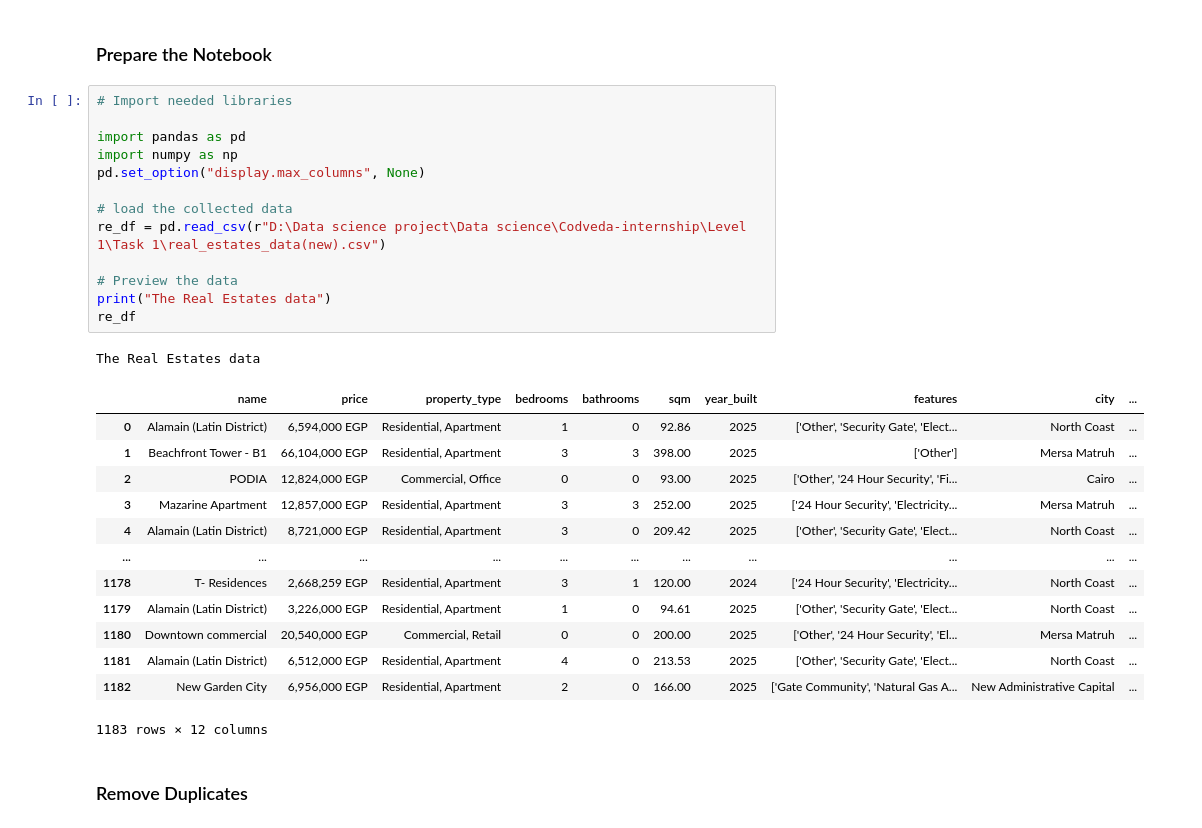
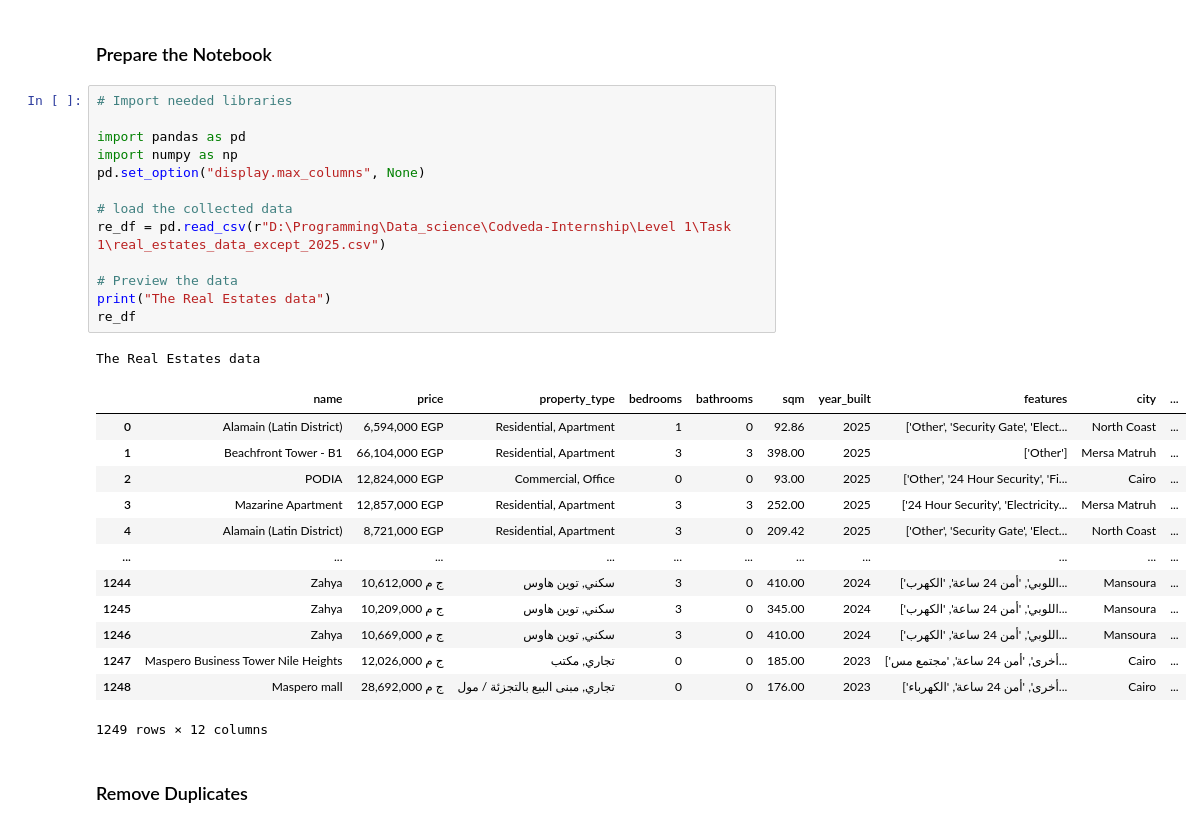
Before and after one commit to MinaAlberDS/Codveda-Internship, a Jupyter notebook: Level 1/Task 2/Data_cleaning.ipynb, the cells around one changed output. Drawn from its saved outputs; the diff is of its cells as text.

```diff
--- a/Level 1/Task 2/Data_cleaning.ipynb
+++ b/Level 1/Task 2/Data_cleaning.ipynb
@@ -7,31 +7,31 @@
 # %%
 # Import needed libraries
 
 import pandas as pd
 import numpy as np
 pd.set_option("display.max_columns", None)
 
 # load the collected data
-re_df = pd.read_csv(r"D:\Data science project\Data science\Codveda-internship\Level 1\Task 1\real_estates_data(new).csv")
+re_df = pd.read_csv(r"D:\Programming\Data_science\Codveda-Internship\Level 1\Task 1\real_estates_data_except_2025.csv")
 
 # Preview the data
 print("The Real Estates data")
 re_df
 # %% [output]
 The Real Estates data
 |  | name | price | property_type | bedrooms | bathrooms | sqm | year_built | features | city | ... |
 | 0 | Alamain (Latin District) | 6,594,000 EGP | Residential, Apartment | 1 | 0 | 92.86 | 2025 | ['Other', 'Security Gate', 'Elect... | North Coast | ... |
 | 1 | Beachfront Tower - B1 | 66,104,000 EGP | Residential, Apartment | 3 | 3 | 398.00 | 2025 | ['Other'] | Mersa Matruh | ... |
 | 2 | PODIA | 12,824,000 EGP | Commercial, Office | 0 | 0 | 93.00 | 2025 | ['Other', '24 Hour Security', 'Fi... | Cairo | ... |
 | 3 | Mazarine Apartment | 12,857,000 EGP | Residential, Apartment | 3 | 3 | 252.00 | 2025 | ['24 Hour Security', 'Electricity... | Mersa Matruh | ... |
 | 4 | Alamain (Latin District) | 8,721,000 EGP | Residential, Apartment | 3 | 0 | 209.42 | 2025 | ['Other', 'Security Gate', 'Elect... | North Coast | ... |
 | ... | ... | ... | ... | ... | ... | ... | ... | ... | ... | ... |
-| 1178 | T- Residences | 2,668,259 EGP | Residential, Apartment | 3 | 1 | 120.00 | 2024 | ['24 Hour Security', 'Electricity... | North Coast | ... |
-| 1179 | Alamain (Latin District) | 3,226,000 EGP | Residential, Apartment | 1 | 0 | 94.61 | 2025 | ['Other', 'Security Gate', 'Elect... | North Coast | ... |
-| 1180 | Downtown commercial | 20,540,000 EGP | Commercial, Retail | 0 | 0 | 200.00 | 2025 | ['Other', '24 Hour Security', 'El... | Mersa Matruh | ... |
-| 1181 | Alamain (Latin District) | 6,512,000 EGP | Residential, Apartment | 4 | 0 | 213.53 | 2025 | ['Other', 'Security Gate', 'Elect... | North Coast | ... |
-| 1182 | New Garden City | 6,956,000 EGP | Residential, Apartment | 2 | 0 | 166.00 | 2025 | ['Gate Community', 'Natural Gas A... | New Administrative Capital | ... |
+| 1244 | Zahya | 10,612,000 ج م | سكني, توين هاوس | 3 | 0 | 410.00 | 2024 | ['اللوبي', 'أمن 24 ساعة', 'الكهرب... | Mansoura | ... |
+| 1245 | Zahya | 10,209,000 ج م | سكني, توين هاوس | 3 | 0 | 345.00 | 2024 | ['اللوبي', 'أمن 24 ساعة', 'الكهرب... | Mansoura | ... |
+| 1246 | Zahya | 10,669,000 ج م | سكني, توين هاوس | 3 | 0 | 410.00 | 2024 | ['اللوبي', 'أمن 24 ساعة', 'الكهرب... | Mansoura | ... |
+| 1247 | Maspero Business Tower Nile Heights | 12,026,000 ج م | تجاري, مكتب | 0 | 0 | 185.00 | 2023 | ['أخرى', 'أمن 24 ساعة', 'مجتمع مس... | Cairo | ... |
+| 1248 | Maspero mall | 28,692,000 ج م | تجاري, مبنى البيع بالتجزئة / مول | 0 | 0 | 176.00 | 2023 | ['أخرى', 'أمن 24 ساعة', 'الكهرباء... | Cairo | ... |
-1183 rows × 12 columns
+1249 rows × 12 columns
 # %% [markdown]
 ### Remove Duplicates
 # %%
```
Also changed, not shown: parts of 47 cells of this notebook, 9 other files.
